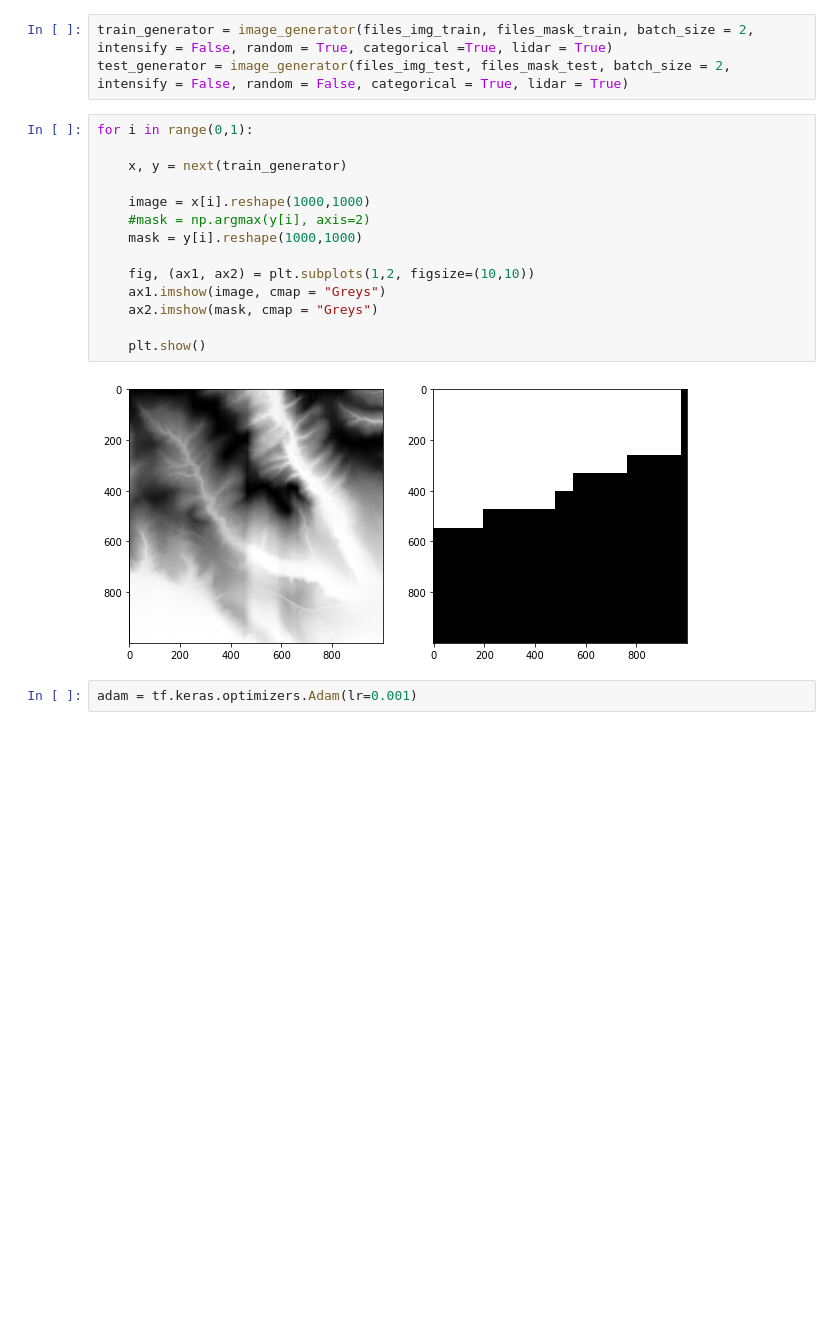
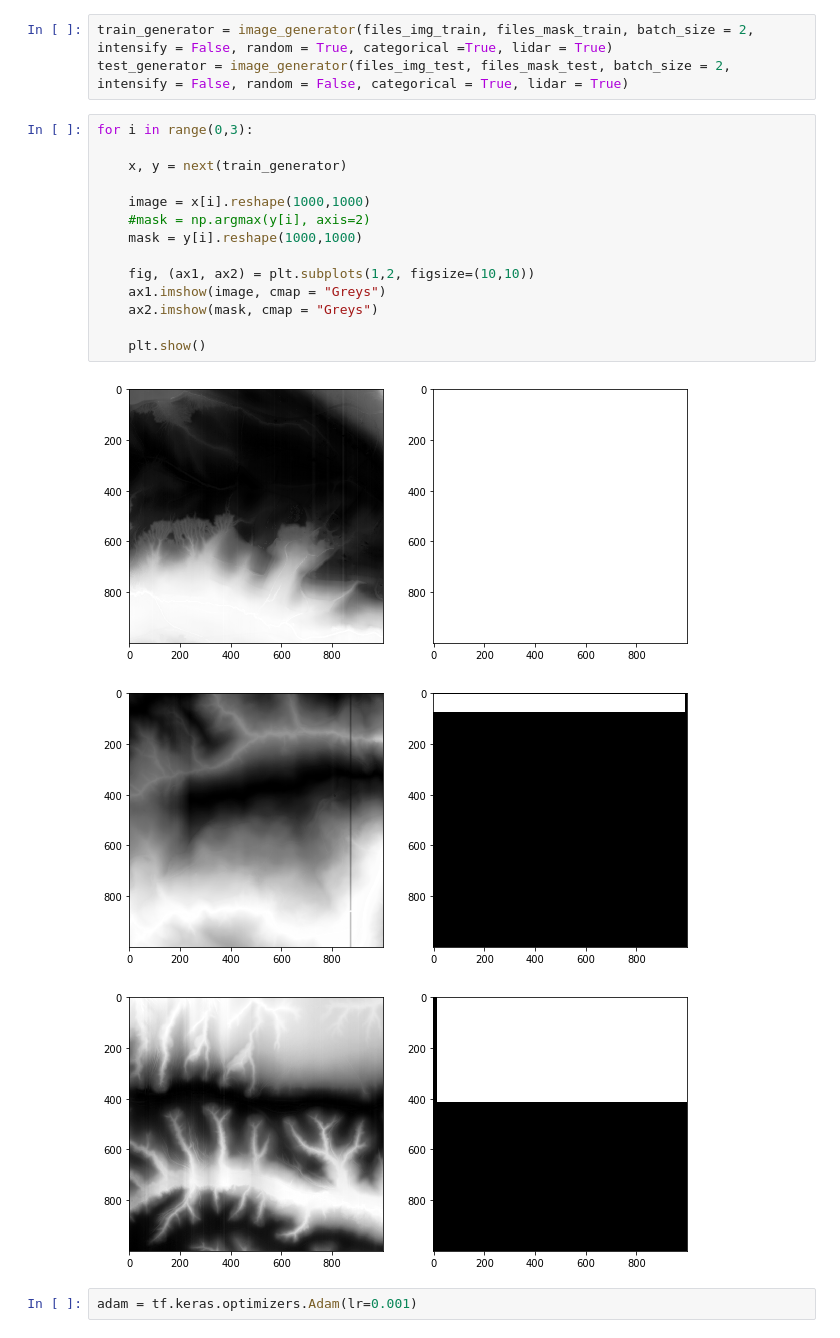
Before and after one commit to ajjdan/Karst-Segmentation-from-DEM, a Jupyter notebook: Training_high_resolution_Slovenia.ipynb, the cells around one changed output. Drawn from its saved outputs; the diff is of its cells as text; blank space fills up the shorter version.

```diff
--- a/Training_high_resolution_Slovenia.ipynb
+++ b/Training_high_resolution_Slovenia.ipynb
@@ -61,21 +69,23 @@ files_img_test = glob("D:\\Masterarbeit\\Data\\high_res\\slovenia_1m\\tf_data\\t
 train_generator = image_generator(files_img_train, files_mask_train, batch_size = 2, intensify = False, random = True, categorical =True, lidar = True)
 test_generator = image_generator(files_img_test, files_mask_test, batch_size = 2, intensify = False, random = False, categorical = True, lidar = True)
 # %%
-for i in range(0,1):
+for i in range(0,3):
 
     x, y = next(train_generator)
 
     image = x[i].reshape(1000,1000)
     #mask = np.argmax(y[i], axis=2)
     mask = y[i].reshape(1000,1000)
 
     fig, (ax1, ax2) = plt.subplots(1,2, figsize=(10,10))
     ax1.imshow(image, cmap = "Greys")
     ax2.imshow(mask, cmap = "Greys")
 
     plt.show()
 # %% [output]
-[figure, old version]
+[figure, new version]
+[figure, added]
+[figure, added]
 # %%
 adam = tf.keras.optimizers.Adam(lr=0.001)
 # %%
```
Also changed, not shown: parts of 6 cells of this notebook, 7 other files.
